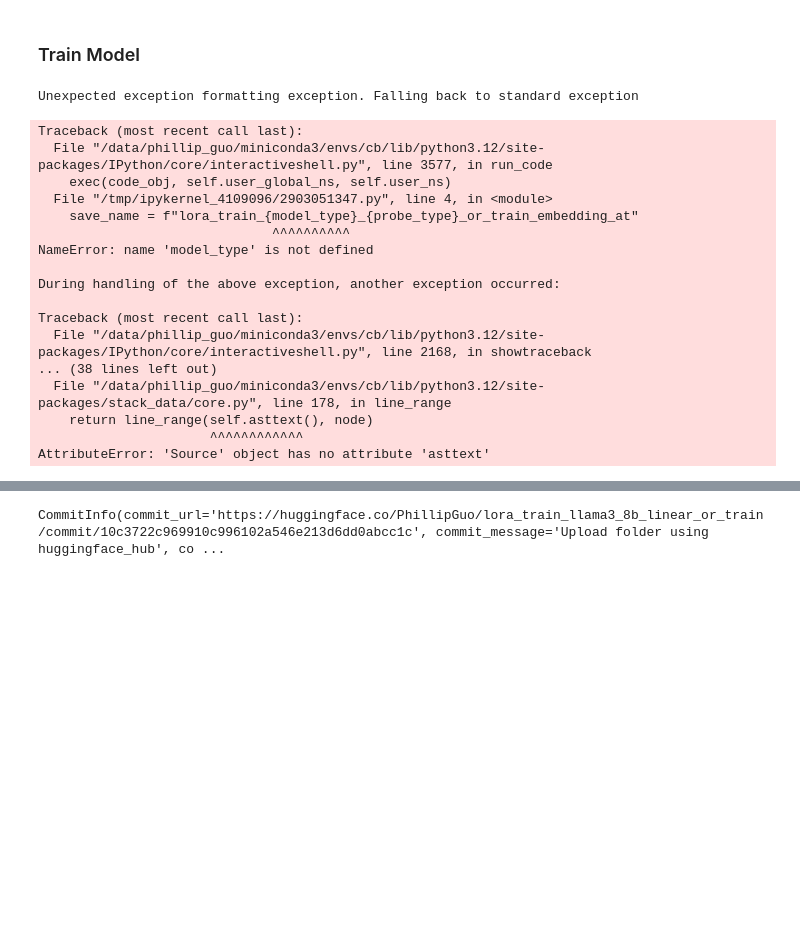
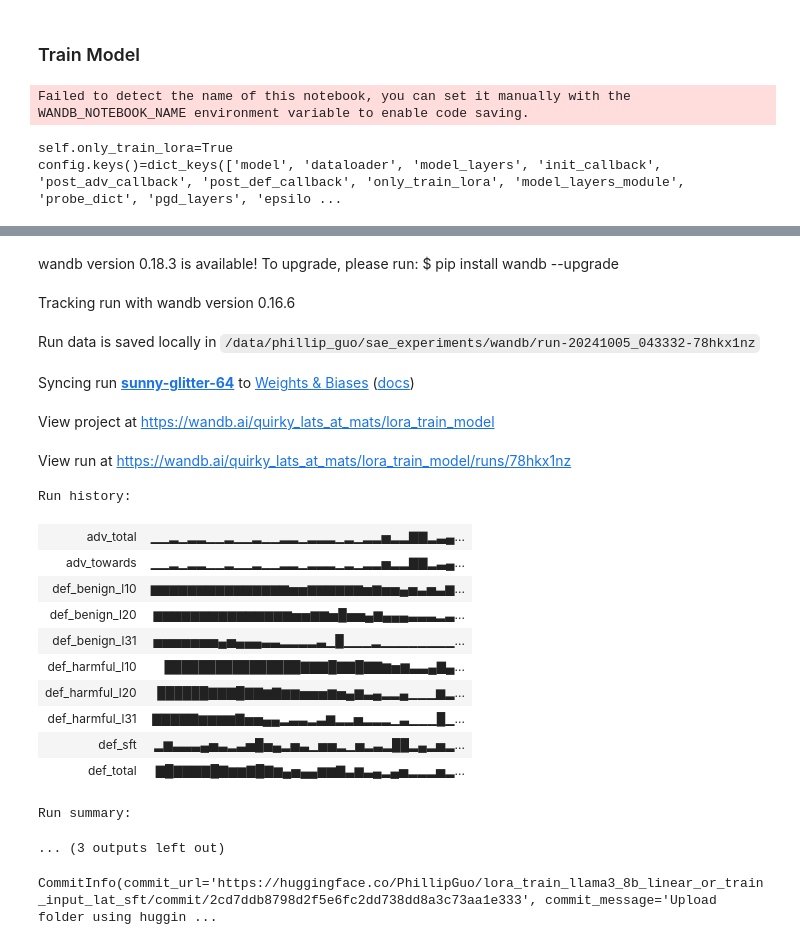
Before and after one commit to abhay-sheshadri/sae_experiments, a Jupyter notebook: lora_train_model.ipynb, the cells around one changed output, grey strips where cells are left out. Drawn from its saved outputs; the diff is of its cells as text; code cells hidden in the pictures; blank space fills up the shorter version.

```diff
--- a/lora_train_model.ipynb
+++ b/lora_train_model.ipynb
@@ -481,15 +458,16 @@ probing_dataset = ProbingDataset(
     all_prompts["circuit_breakers_train"][0],
     all_prompts["circuit_breakers_train"][1],
     tokenizer,
-    sft_benign=False
+    sft_benign=False,
 )
 # Create the dataloader
 batch_size = 4  # Adjust as needed
+attack_seq = "input"
 probing_dataloader = DataLoader(
     probing_dataset,
     batch_size=batch_size,
     shuffle=True,
-    collate_fn=lambda b: collate_fn(b, tokenizer, attack_seq="total")
+    collate_fn=lambda b: collate_fn(b, tokenizer, attack_seq=attack_seq)
 )
 
 # Example usage:
@@ -1209,26 +1189,27 @@ class ProjectedGradProbeLAT(LATBaseClass):
 def eval_and_log(result, epoch):
     wandb.log(result)
 
-save_name = f"lora_train_{model_type}_{probe_type}_or_train_embedding_at"
+save_name = f"lora_train_{model_type}_{probe_type}_or_train_{attack_seq}_lat_sft"
 
 pgd_trainer = ProjectedGradProbeLAT(
     model=model,  # model
     probe_dict=probe_dict,
     dataloader=probing_dataloader,  # dataloader for lat
     sft_dataloader=sft_dataloader,  # dataloader for supervised finetuning
+    # adv_loss_coefs={"towards": 1, "away": 0},
     adv_loss_coefs={"towards": 1, "away": 0},
-    def_loss_coefs={"benign": 1, "harmful": 1, "sft": 0.5},  # model's loss coefs
-    pgd_layers=["embedding"],  # what layers to attack
+    def_loss_coefs={"benign": 1, "harmful": 1, "sft": 1},  # model's loss coefs
+    pgd_layers=[8, 12, 16],  # what layers to attack
     model_layers=layers_to_transform,  # what layers to train
     epsilon=1.5,  # attack l2 constraint
-    outer_learning_rate=5e-5,  # model lr
+    outer_learning_rate=1e-5,  # model lr
     inner_learning_rate=5e-2,  # attacker lr
-    pgd_iterations_per_step=32,  # how many steps of projected gradient descent to do
+    pgd_iterations_per_step=16,  # how many steps of projected gradient descent to do
     model_iterations_per_step=4,  # how many times to train on each step
-    num_steps=100,  # number of epochs
-    max_batch_per_acc=1,  # max size of a minibatch
+    num_steps=150,  # number of epochs
+    max_batch_per_acc=2,  # max size of a minibatch
     model_layers_module="base_model.model.model.layers",  # where the model layers are
-    reinitialize_dev_optim=False,
+    reinitialize_dev_optim=True,
     only_train_lora=True,
     adversary_loss="output",
     post_adv_callback=eval_and_log,
@@ -1240,25 +1221,11 @@ pgd_trainer.train(
     name=save_name,
     additional_wandb_kwargs={
         "probe_type": probe_type,
-        "adv_training_type": "pgd_embedding"
+        "adv_training_type": "pgd_embedding",
+        "attack_seq": attack_seq
     }
 )
 # %% [output]
-Unexpected exception formatting exception. Falling back to standard exception
+Failed to detect the name of this notebook, you can set it manually with the WANDB_NOTEBOOK_NAME environment variable to enable code saving.
-Traceback (most recent call last):
-  File "/data/phillip_guo/miniconda3/envs/cb/lib/python3.12/site-packages/IPython/core/interactiveshell.py", line 3577, in run_code
-    exec(code_obj, self.user_global_ns, self.user_ns)
-  File "/tmp/ipykernel_4109096/2903051347.py", line 4, in <module>
-    save_name = f"lora_train_{model_type}_{probe_type}_or_train_embedding_at"
-                              ^^^^^^^^^^
-NameError: name 'model_type' is not defined
-
-During handling of the above exception, another exception occurred:
-
-Traceback (most recent call last):
-  File "/data/phillip_guo/miniconda3/envs/cb/lib/python3.12/site-packages/IPython/core/interactiveshell.py", line 2168, in showtraceback
-... (38 lines left out)
-  File "/data/phillip_guo/miniconda3/envs/cb/lib/python3.12/site-packages/stack_data/core.py", line 178, in line_range
-    return line_range(self.asttext(), node)
-                      ^^^^^^^^^^^^
-AttributeError: 'Source' object has no attribute 'asttext'
+self.only_train_lora=True
+config.keys()=dict_keys(['model', 'dataloader', 'model_layers', 'init_callback', 'post_adv_callback', 'post_def_callback', 'only_train_lora', 'model_layers_module', 'probe_dict', 'pgd_layers', 'epsilo ...
@@ -1265,3 +1234,22 @@ AttributeError: 'Source' object has no attribute 'asttext'
+wandb version 0.18.3 is available! To upgrade, please run: $ pip install wandb --upgrade
+Tracking run with wandb version 0.16.6
+Run data is saved locally in /data/phillip_guo/sae_experiments/wandb/run-20241005_043332-78hkx1nz
+Syncing run sunny-glitter-64 to Weights & Biases (docs)
+View project at https://wandb.ai/quirky_lats_at_mats/lora_train_model
+View run at https://wandb.ai/quirky_lats_at_mats/lora_train_model/runs/78hkx1nz
+Run history:
+| adv_total | ▁▁▂▁▂▂▁▁▂▁▁▂▁▁▂▂▁▂▂▂▁▂▁▂▂▅▂▂▇▇▂▃▄... |
+| adv_towards | ▁▁▂▁▂▂▁▁▂▁▁▂▁▁▂▂▁▂▂▂▁▂▁▂▂▅▂▂▇▇▂▃▄... |
+| def_benign_l10 | ▆▆▆▆▆▆▆▆▆▆▆▆▆▆▆▅▅▆▆▆▆▆▆▅▆▅▅▄▅▃▅▃▆... |
+| def_benign_l20 | ▆▆▆▆▆▆▆▆▆▆▆▆▆▆▆▅▅▆▆▅█▅▅▄▆▄▄▄▃▃▃▂▃... |
+| def_benign_l31 | ▅▅▅▅▅▅▅▄▅▄▄▄▃▃▂▂▂▂▃▁█▁▁▁▂▁▁▁▁▁▁▁▁... |
+| def_harmful_l10 | ████████████████▇▇▇█▇▇█▇▇▆▅▆▃▃▄▇▄... |
+| def_harmful_l20 | ██████▇▇▇█▇▇▆▇▆▆▅▅▅▆▅▄▆▃▄▂▂▄▁▁▁▆▂... |
+| def_harmful_l31 | ▇▇▇▇▇▆▆▆▆▇▅▅▄▄▂▃▃▂▃▆▂▂▅▂▂▂▁▃▁▁▁█▁... |
+| def_sft | ▂▆▃▃▃▄▅▃▂▃▅█▅▄▂▅▃▁▅▅▂▁▅▂▃▂██▂▄▂▅▂... |
+| def_total | ▇█▇▇▇▇█▇▆▆▇█▇▆▄▅▄▄▆▆▇▃▆▃▄▂▄▅▂▂▂▅▂... |
+Run summary:
+... (3 outputs left out)
 # %%
 # save to hf
 model.save_pretrained(save_name)
@@ -1272,14 +1260,19 @@ api = HfApi()
 
 # # Upload all the content from the local folder to your remote Space.
 # # By default, files are uploaded at the root of the repo
-create_repo(
-    repo_id=f"PhillipGuo/{save_name}",
-    repo_type="model",
-)
+try:
+    create_repo(
+        repo_id=f"PhillipGuo/{save_name}",
+        repo_type="model",
+    )
+except:
+    print("Failed to create repo")
+    pass
+
 api.upload_folder(
     folder_path=save_name,
     repo_id=f"PhillipGuo/{save_name}",
     repo_type="model",
 )
 # %% [output]
-CommitInfo(commit_url='https://huggingface.co/PhillipGuo/lora_train_llama3_8b_linear_or_train/commit/10c3722c969910c996102a546e213d6dd0abcc1c', commit_message='Upload folder using huggingface_hub', co ...
+CommitInfo(commit_url='https://huggingface.co/PhillipGuo/lora_train_llama3_8b_linear_or_train_input_lat_sft/commit/2cd7ddb8798d2f5e6fc2dd738dd8a3c73aa1e333', commit_message='Upload folder using huggin ...
```
Also changed, not shown: parts of 7 cells of this notebook, 8 other files.
